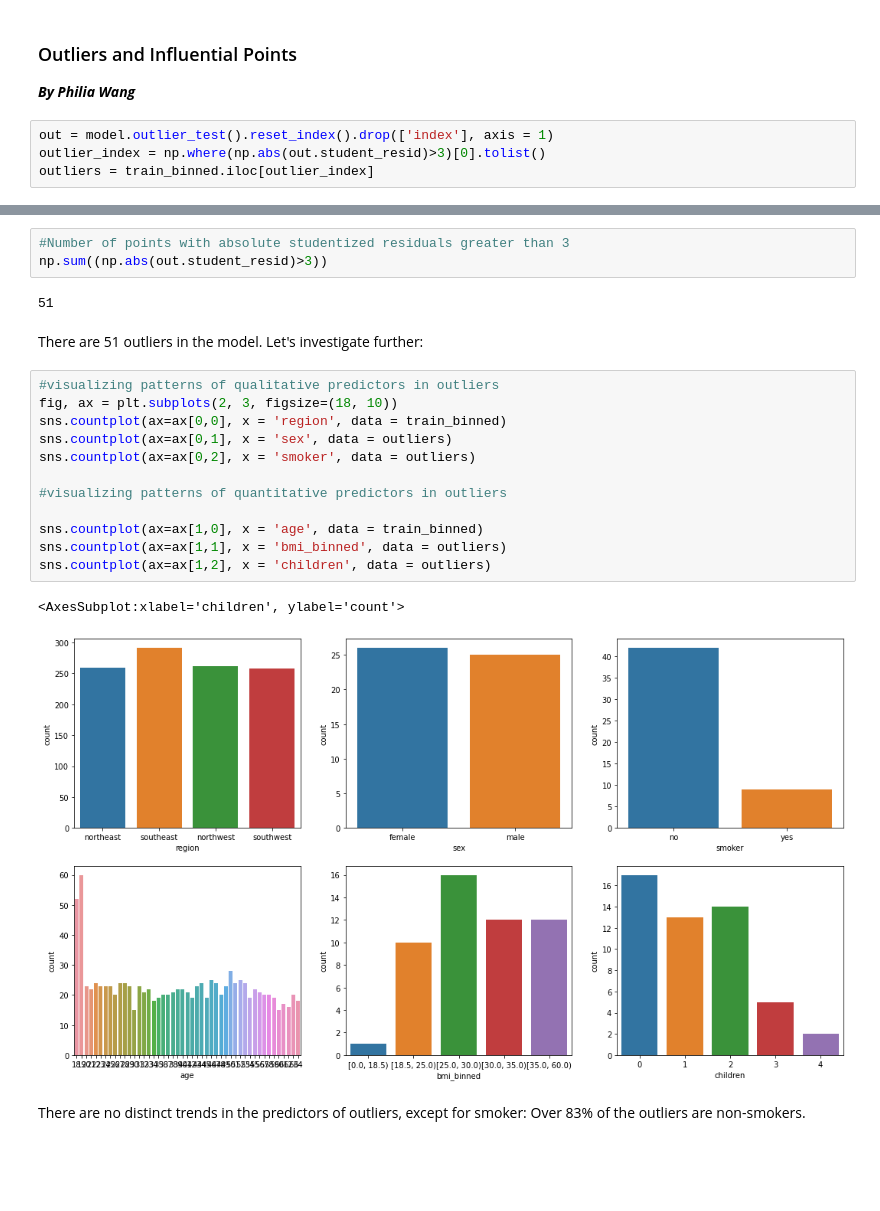
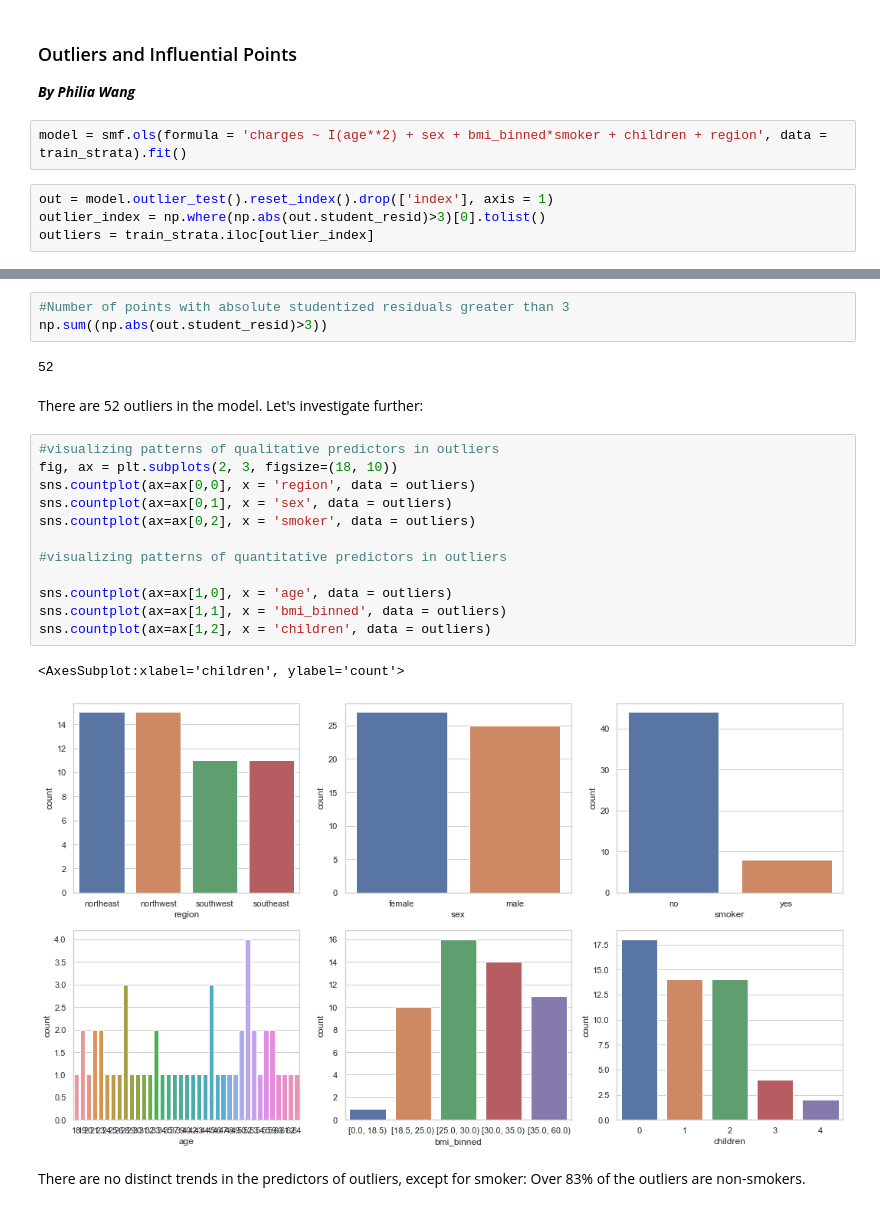
Before and after one commit to nataliekhao/STAT303-2-Project, a Jupyter notebook: Project Code Template.ipynb, the cells around one changed output, grey strips where cells are left out. Drawn from its saved outputs; the diff is of its cells as text; blank space fills up the shorter version.

Commit message:
Update strat + outlier/inf
Edit stratified model, update outliers/influential point analysis

```diff
--- a/Project Code Template.ipynb
+++ b/Project Code Template.ipynb
@@ -468,10 +477,12 @@ vif(X)
 ### Outliers and Influential Points
 
 ***By Philia Wang***
+# %%
+model = smf.ols(formula = 'charges ~ I(age**2) + sex + bmi_binned*smoker + children + region', data = train_strata).fit()
 # %%
 out = model.outlier_test().reset_index().drop(['index'], axis = 1)
 outlier_index = np.where(np.abs(out.student_resid)>3)[0].tolist()
-outliers = train_binned.iloc[outlier_index]
+outliers = train_strata.iloc[outlier_index]
 # %%
 #Plotting studentized residuals vs fitted values
 sns.scatterplot(x = (model.fittedvalues), y=(out.student_resid),color = 'orange')
@@ -485,24 +496,24 @@ sns.set_style("whitegrid")
 #Number of points with absolute studentized residuals greater than 3
 np.sum((np.abs(out.student_resid)>3))
 # %% [output]
-51
+52
 # %% [markdown]
-There are 51 outliers in the model. Let's investigate further:
+There are 52 outliers in the model. Let's investigate further:
 # %%
 #visualizing patterns of qualitative predictors in outliers
 fig, ax = plt.subplots(2, 3, figsize=(18, 10))
-sns.countplot(ax=ax[0,0], x = 'region', data = train_binned)
+sns.countplot(ax=ax[0,0], x = 'region', data = outliers)
 sns.countplot(ax=ax[0,1], x = 'sex', data = outliers)
 sns.countplot(ax=ax[0,2], x = 'smoker', data = outliers)
 
 #visualizing patterns of quantitative predictors in outliers
 
-sns.countplot(ax=ax[1,0], x = 'age', data = train_binned)
+sns.countplot(ax=ax[1,0], x = 'age', data = outliers)
 sns.countplot(ax=ax[1,1], x = 'bmi_binned', data = outliers)
 sns.countplot(ax=ax[1,2], x = 'children', data = outliers)
 # %% [output]
 <AxesSubplot:xlabel='children', ylabel='count'>
-[figure, old version]
+[figure, new version]
 # %% [markdown]
 There are no distinct trends in the predictors of outliers, except for smoker: Over 83% of the outliers are non-smokers.
 # %%
```
Also changed, not shown: parts of 8 cells of this notebook.
